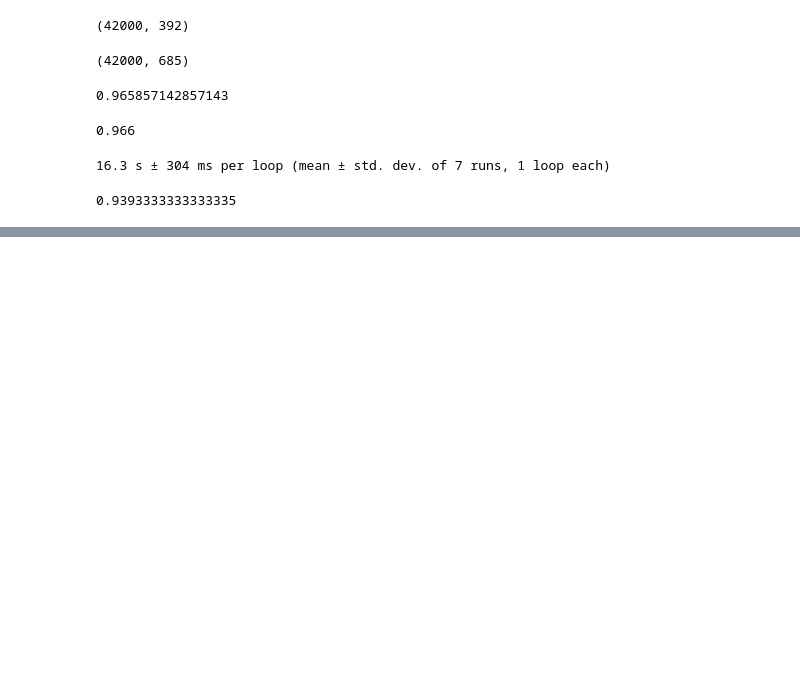
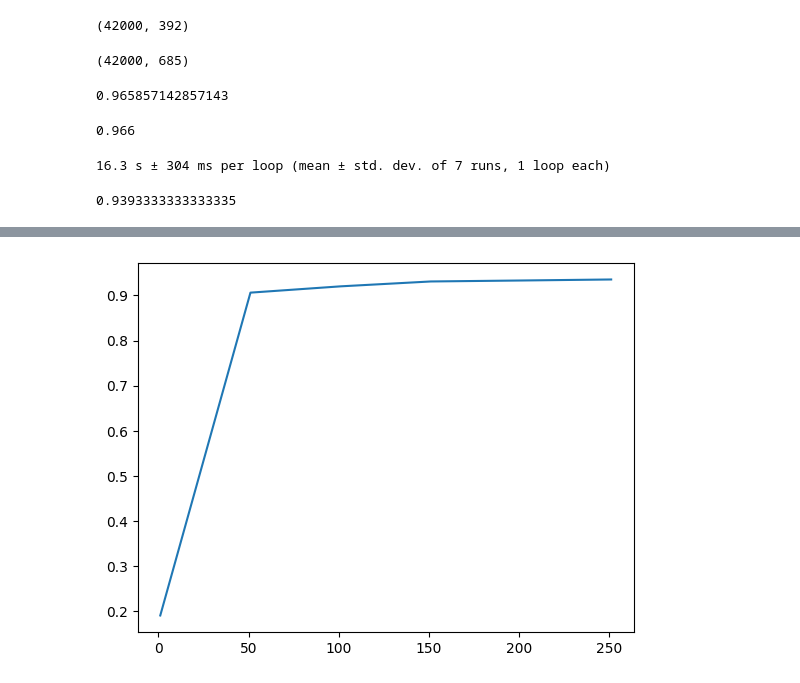
Before and after one commit to Ripple3547/caicai-sklearn, a Jupyter notebook: codes/3_1.ipynb, the cells around one changed output, grey strips where cells are left out. Cells and saved outputs as stored; diff of their text form; code cells hidden in the pictures; blank space fills up the shorter version.

```diff
--- a/codes/3_1.ipynb
+++ b/codes/3_1.ipynb
@@ -161,0 +384,12 @@ cross_val_score(RFC(n_estimators=10, random_state=42), x_fsvar, Y, cv=5).mean()
+# %%
+scores = []
+
+for i in range(1, 301, 50):
+    x_wrapper = RFE(RFC_, n_features_to_select=i, step=50).fit_transform(X, Y)
+    s = cross_val_score(RFC_, x_wrapper, Y, cv=5).mean()
+    scores.append(s)
+# %%
+plt.plot(range(1, 301, 50), scores)
+plt.show()
+# %% [output]
+[figure, added]
```
Also changed, not shown: parts of 36 cells of this notebook, 5 other files.
